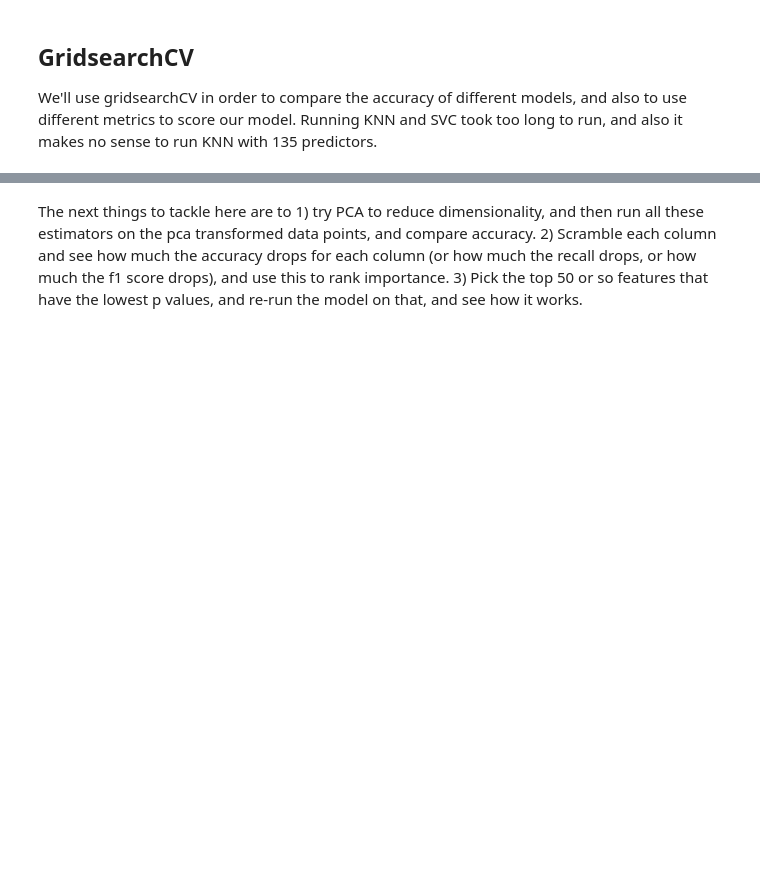
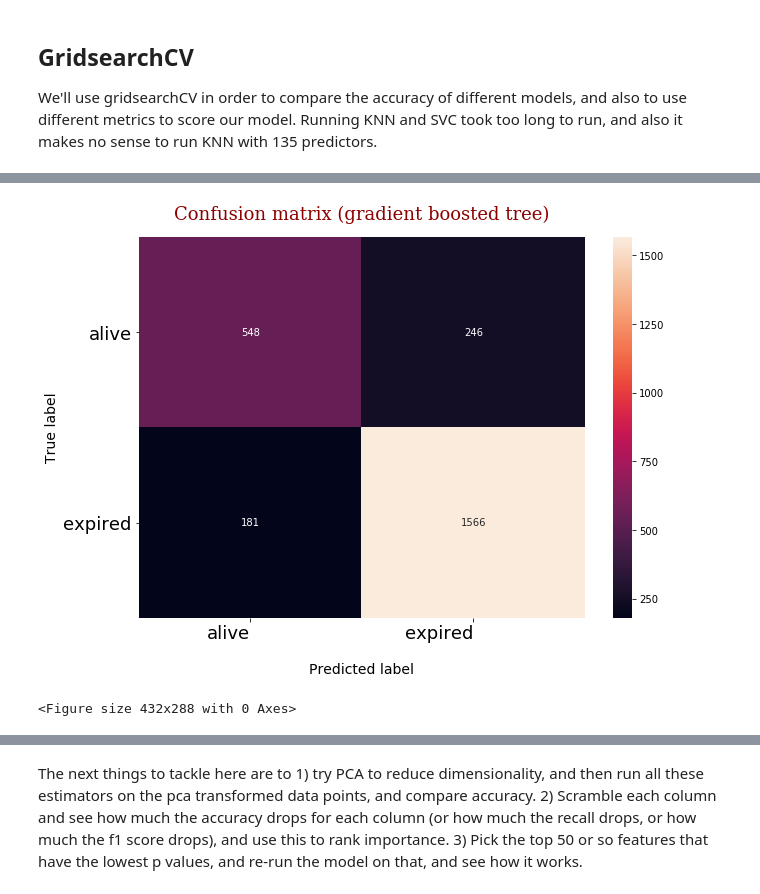
Before and after one commit to jl56923/Predicting-survival-after-cardiac-arrest, a Jupyter notebook: 3_Models.ipynb, the cells around one changed output, grey strips where cells are left out. Drawn from its saved outputs; the diff is of its cells as text; code cells hidden in the pictures; blank space fills up the shorter version.

```diff
--- a/3_Models.ipynb
+++ b/3_Models.ipynb
@@ -366,4 +311,0 @@ from sklearn.neural_network import MLPClassifier
-# %%
-mlpc = MLPClassifier(max_iter=1000)
-
-mlpc.fit(X_train, y_train)
@@ -407,0 +356,2 @@ auc_score
+# %%
+y_gbc_test_pred = gbc.predict(X_test)
@@ -407,0 +373,18 @@ auc_score
+# %%
+cm = confusion_matrix(y_test, y_gbc_test_pred)
+fig = print_confusion_matrix(cm, class_names=['alive', 'expired'], fontsize=18)
+
+font = {'family': 'serif',
+        'color':  'darkblue',
+        'weight': 'normal',
+        'size': 18,
+        }
+
+plt.title("Confusion matrix (gradient boosted tree)", fontdict=font, y=1.03)
+plt.show()
+
+fig = plt.gcf()
+fig.savefig('gradient_boosted_tree.png')
+# %% [output]
+[figure, added]
+<Figure size 432x288 with 0 Axes>
```
Also changed, not shown: parts of 117 cells of this notebook, 5 other files.
